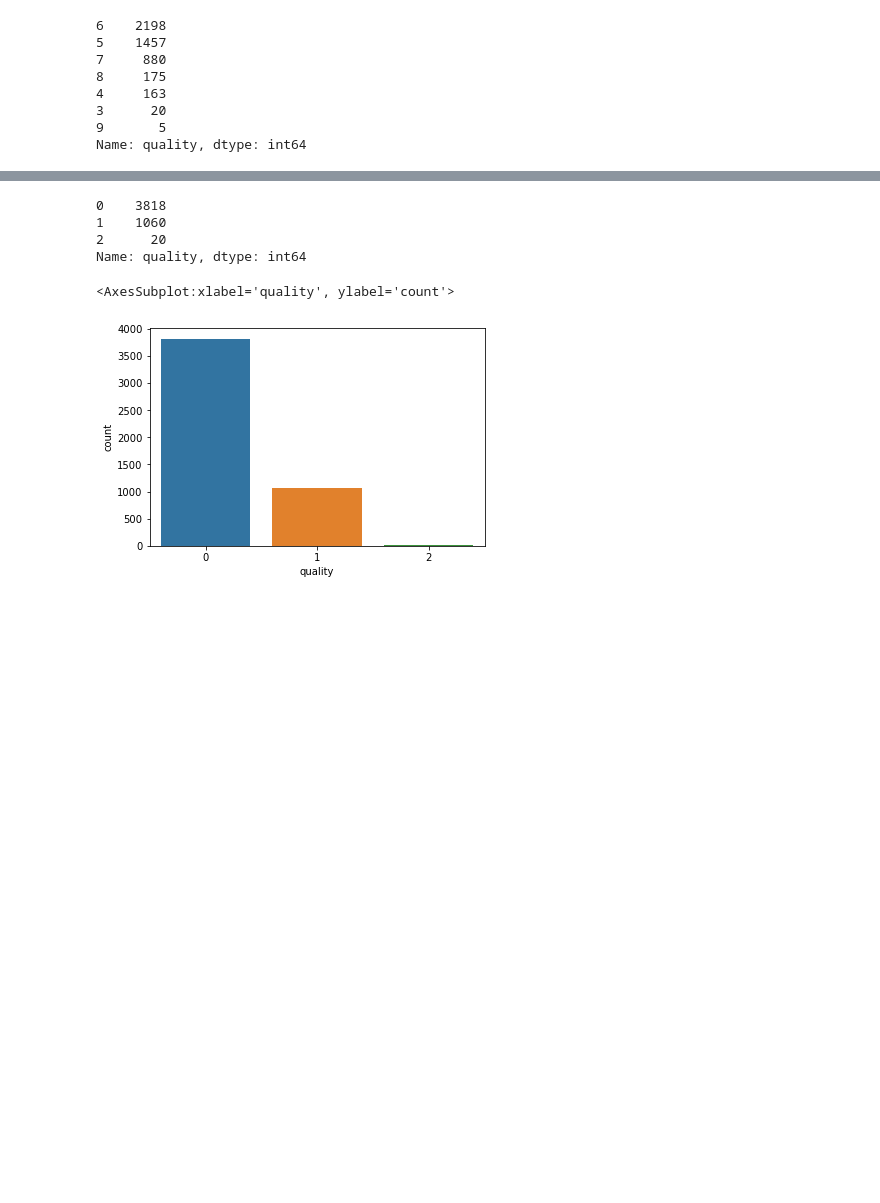
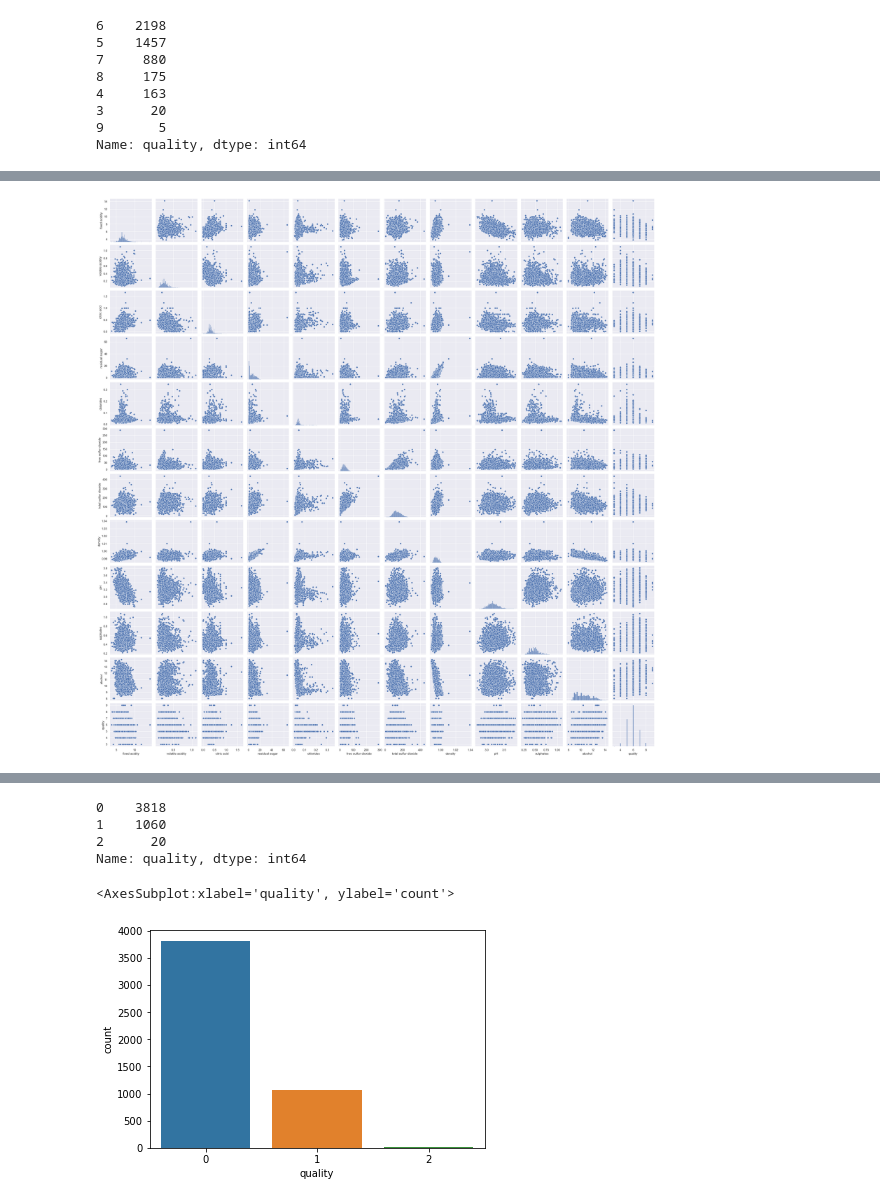
Before and after one commit to paulbqnt/Machine-Learning-Project, a Jupyter notebook: wine_quality.ipynb, the cells around one changed output, grey strips where cells are left out. Saved outputs shown, nothing was run; the diff lists cells and outputs as text; code cells hidden in the pictures; blank space fills up the shorter version.

```diff
--- a/wine_quality.ipynb
+++ b/wine_quality.ipynb
@@ -75,0 +111,6 @@ Name: quality, dtype: int64
+# %%
+sns.set()
+sns.pairplot(df)
+plt.show()
+# %% [output]
+[figure, added]
```
Also changed, not shown: parts of 23 cells of this notebook.
